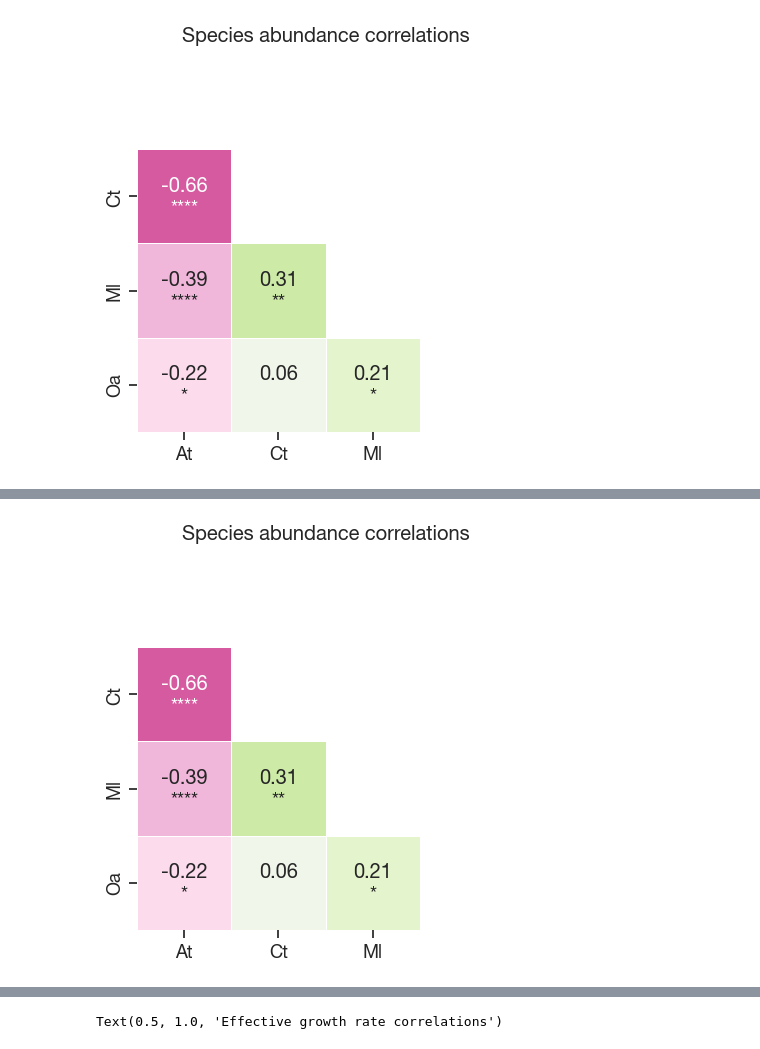
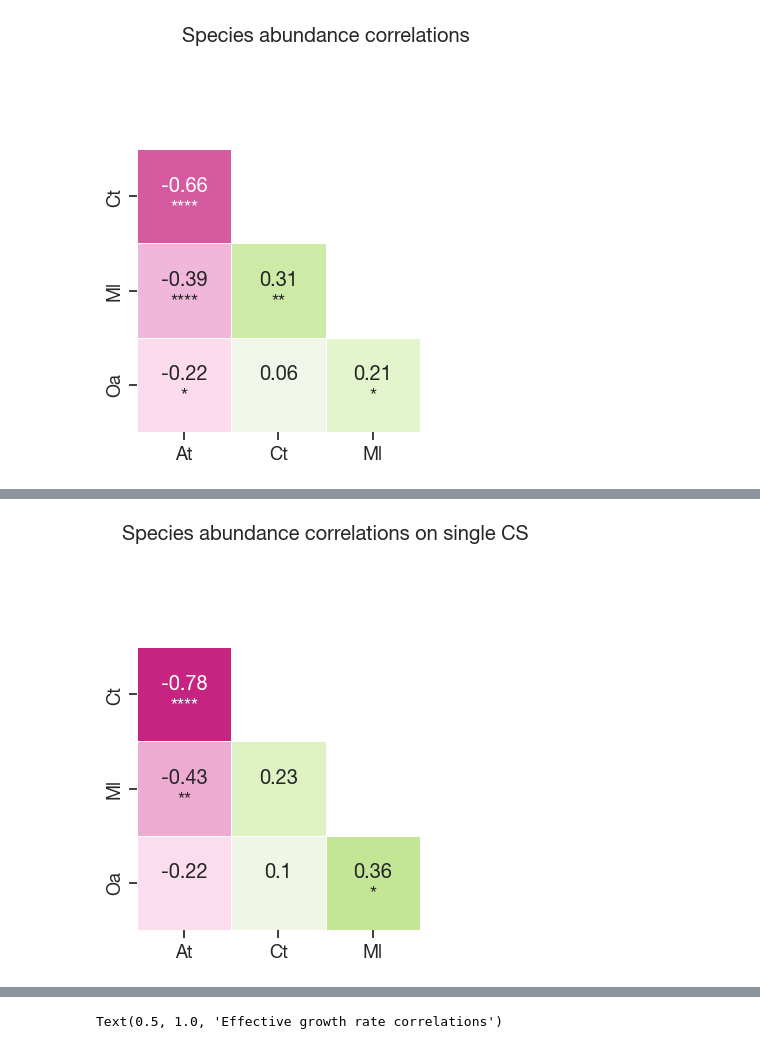
Before and after one commit to sulheim/coexistence, a Jupyter notebook: notebooks/2_assembly_1/2B_analyse_assembly_2.ipynb, the cells around one changed output, grey strips where cells are left out. Drawn from its saved outputs; the diff is of its cells as text; code cells hidden in the pictures.

```diff
--- a/notebooks/2_assembly_1/2B_analyse_assembly_2.ipynb
+++ b/notebooks/2_assembly_1/2B_analyse_assembly_2.ipynb
@@ -829,10 +814,23 @@ from sklearn.decomposition import PCA
 from sklearn.preprocessing import StandardScaler
 # %%
 df_mean78w = df.loc[df.Batch.isin([7,8])].groupby(['Well', 'Strain']).agg({'CFUs/mL':['mean', 'std'], 'Carbon source':'first'}).reset_index()
-df_mean78w.columns = ['Well', 'Strain', 'Mean CFUs/mL', 'Std CFUs/mL', 'Carbon source']
+# df_mean78w.rename({'Strain':'Species'}, inplace = True)
+df_mean78w.columns = ['Well', 'Species', 'Mean CFUs/mL', 'Std CFUs/mL', 'Carbon source']
 df_mean78w['CS class'] = df_mean78w['Carbon source'].map(cs_to_class)
-cfu_data = df_mean78w.pivot(index = ['Well'], columns = 'Strain', values = 'Mean CFUs/mL')
+df_mean78w = pd.merge(left = df_mean78w, right = rate_df[['Carbon source', 'Growth rate rank', 'Species', 'max_growth_rate', '# CS', 'Effective growth rate', 'Effective growth rate rank']], on = ['Carbon source', 'Species'], how = 'left')
+
+
+df_mean78w = df_mean78w.loc[df_mean78w['# CS'].isin([1,2])]
+
+idx1 = df_mean78w['# CS'] == 1
+idx2 = df_mean78w['# CS'] == 2
+
+
+cfu_data = df_mean78w.pivot(index = ['Well'], columns = 'Species', values = 'Mean CFUs/mL')
+cfu_data1 = df_mean78w.loc[idx1].pivot(index = ['Well'], columns = 'Species', values = 'Mean CFUs/mL')
 # cfu_data.fillna(0, inplace=True)
-cfu_data.drop(index=['H10', 'H11', 'H12'], inplace=True)
+
+# cfu_data.drop(index=['H10', 'H11', 'H12'], inplace=True)
 cfu_data.reset_index()
 log_cfu = np.log10(cfu_data)
+log_cfu1 = np.log10(cfu_data1)
@@ -1004,6 +969,0 @@ log_cfu_all = np.log10(cfu_data_all)
-# %%
-cfu_data = df_mean78w.pivot(index = ['Well'], columns = 'Strain', values = 'Mean CFUs/mL')
-# cfu_data.fillna(0, inplace=True)
-cfu_data.drop(index=['H10', 'H11', 'H12'], inplace=True)
-cfu_data.reset_index()
-log_cfu = np.log10(cfu_data)
@@ -1038,12 +979,12 @@ p_matrix = pd.DataFrame(index = species_list, columns = species_list)
 # Annotate with significance stars
 for s1 in species_list:
     for s2 in species_list:
-        r, p = pearsonr(log_cfu[s1], log_cfu[s2])
+        r, p = st.pearsonr(log_cfu[s1], log_cfu[s2])
         # corr_dict[(s1,s2)] = r
         p_matrix.loc[s1,s2] = p
 
 # Create significance annotation matrix
-sig_matrix = p_matrix.applymap(lambda p: '****' if p < 0.0001 else '***' if p < 0.001 else '**' if p < 0.01 else '*' if p < 0.05 else '')
+sig_matrix = p_matrix.map(lambda p: '****' if p < 0.0001 else '***' if p < 0.001 else '**' if p < 0.01 else '*' if p < 0.05 else '')
 
 # Create custom annotations combining correlation values and significance
 annot_matrix = corr_matrix.round(2).astype(str) + '\n' + sig_matrix
@@ -1077,47 +1031,49 @@ plt.show()
 # Create a figure and gridspec to position the color bar
 # fig, ax = plt.subplots(figsize=(6, 6))
 # cbar_ax = fig.add_axes([0.6, 0.4, 0.02, 0.3])  # [left, bottom, width, height]
-corr_matrix = log_cfu.corr()
-mask = np.triu(np.ones_like(corr_matrix, dtype=bool),0)
+# corr_matrix = log_cfu_all.corr()
+
+corr_matrix1 = log_cfu1.corr()
+mask = np.triu(np.ones_like(corr_matrix1, dtype=bool),0)
 
 p_matrix = pd.DataFrame(index = species_list, columns = species_list)
 # Annotate with significance stars
 for s1 in species_list:
     for s2 in species_list:
-        r, p = pearsonr(log_cfu[s1], log_cfu[s2])
+        r, p = st.pearsonr(log_cfu1[s1], log_cfu1[s2])
         # corr_dict[(s1,s2)] = r
         p_matrix.loc[s1,s2] = p
 
 # Create significance annotation matrix
-sig_matrix = p_matrix.applymap(lambda p: '****' if p < 0.0001 else '***' if p < 0.001 else '**' if p < 0.01 else '*' if p < 0.05 else '')
+sig_matrix = p_matrix.map(lambda p: '****' if p < 0.0001 else '***' if p < 0.001 else '**' if p < 0.01 else '*' if p < 0.05 else '')
 
 # Create custom annotations combining correlation values and significance
-annot_matrix = corr_matrix.round(2).astype(str) + '\n' + sig_matrix
+annot_matrix = corr_matrix1.round(2).astype(str) + '\n' + sig_matrix
 
 
-ax = sns.heatmap(corr_matrix, mask=mask, cmap='PiYG', vmin = -1, vmax = 1, cbar = False, square=True,
+ax = sns.heatmap(corr_matrix1, mask=mask, cmap='PiYG', vmin = -1, vmax = 1, cbar = False, square=True,
             annot = annot_matrix.where(~mask,''),
             fmt = 's',
             # fmt = '.2f',
             linewidths=0.5, linecolor='white',
             # ax=ax,
             # cbar_ax=cbar_ax, cbar_kws={'shrink':0.3, 'label': 'Correlation Coefficient', 'orientation': 'vertical'}
             )
 plt.xlabel('')
 plt.ylabel('')
 ax.set_xticks(ax.get_xticks()[:-1])  # Exclude the last tick
 ax.set_yticks(ax.get_yticks()[1:])
 
 
 
 
 # ax.set_xticklabels(ax.get_xticklabels())  # Exclude the last tick label
-plt.title('Species abundance correlations', pad = 10)
+plt.title('Species abundance correlations on single CS', pad = 10)
 plt.tight_layout()
 plt.savefig(figure_folder / 'species_abundance_correlations_1cs.pdf', bbox_inches='tight')
 plt.show()
 # %% [output]
-[figure, old version]
+[figure, new version]
 # %%
 p_matrix
 # %% [output]
```
Also changed, not shown: parts of 32 cells of this notebook, 5 other files.
